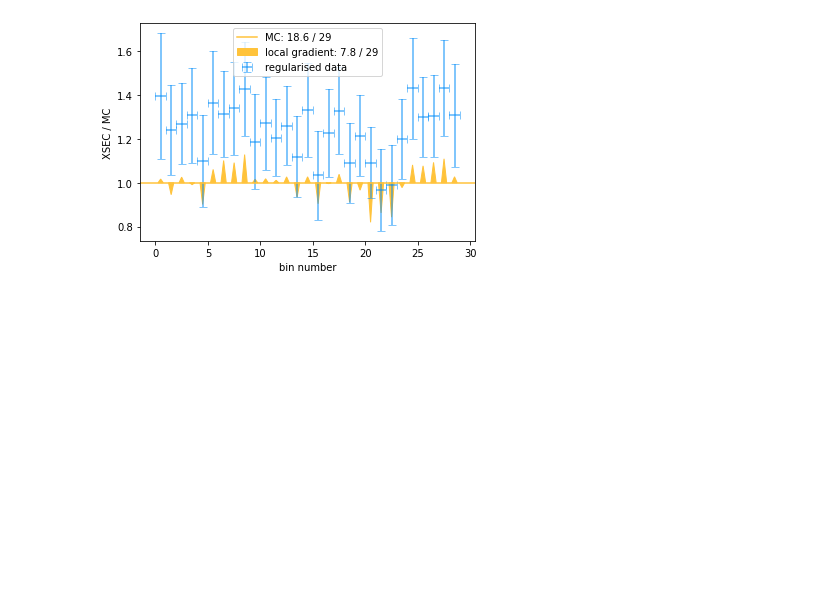
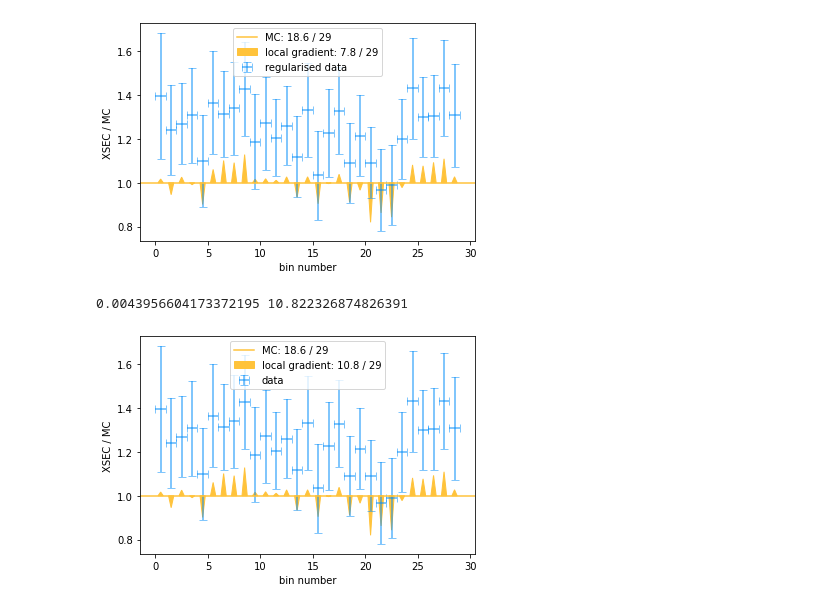
Before and after one commit to ast0815/regularisation, a Jupyter notebook: T2K_C.ipynb, the cells around one changed output. Drawn from its saved outputs; the diff is of its cells as text; code cells hidden in the pictures; blank space fills up the shorter version.

```diff
--- a/T2K_C.ipynb
+++ b/T2K_C.ipynb
@@ -304,3 +304,8 @@ plt.xlabel("bin number")
 0.004395660444277909 7.8051262020257886
 Text(0.5, 0, 'bin number')
 [figure]
+# %%
+utils.model_ratio_plot(model, regularised_list[i_W], cov_list[i_W], A_list[i_W])
+# %% [output]
+0.0043956604173372195 10.822326874826391
+[figure, added]
```
Also changed, not shown: 2 other files.
